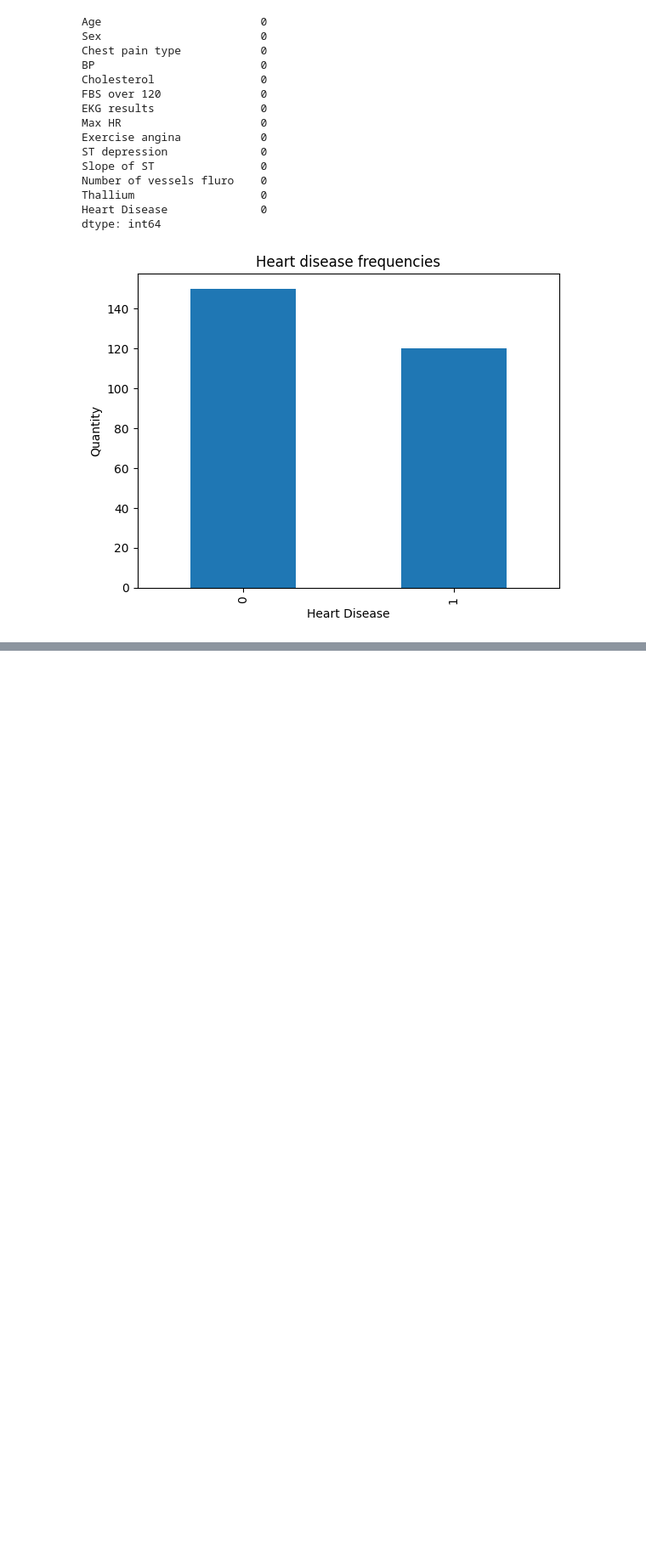
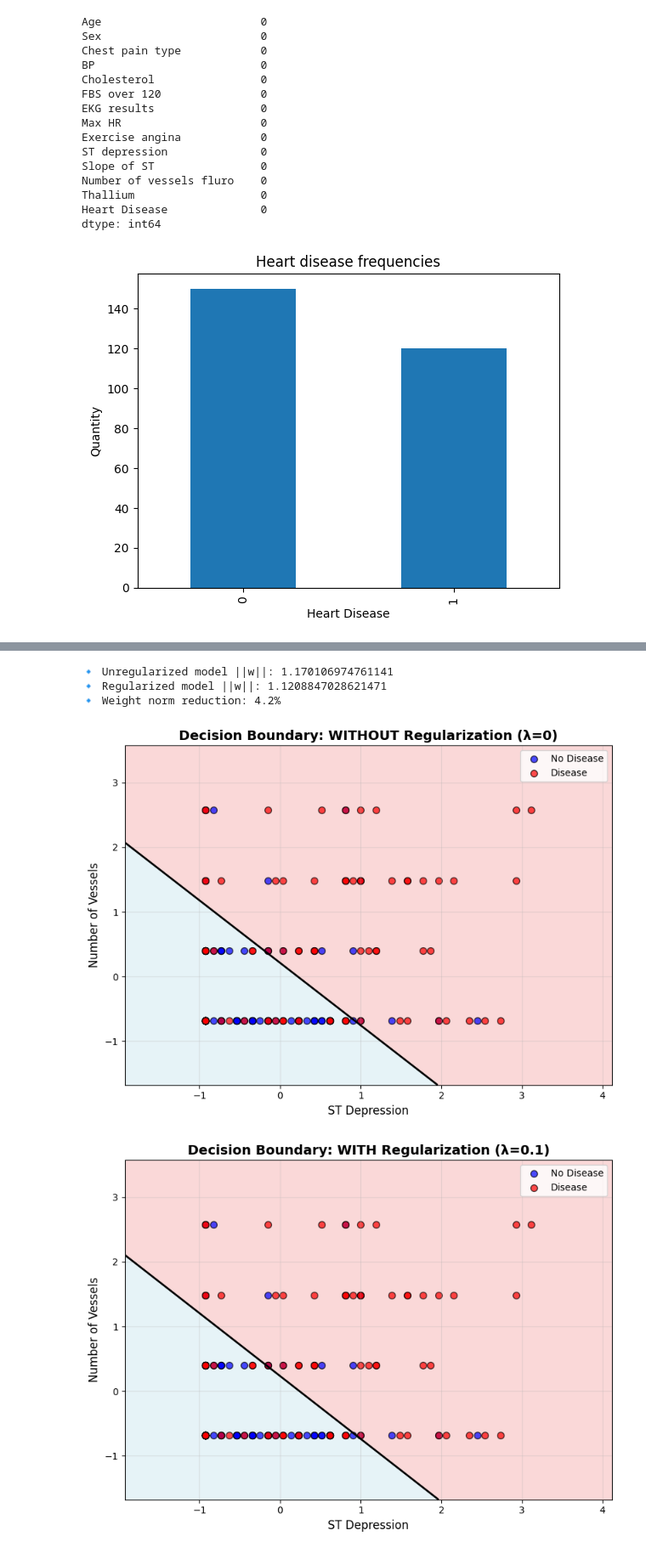
Before and after one commit to dadc1007/Logistic-Regression, a Jupyter notebook: Heart_Disease_Prediction.ipynb, the cells around one changed output, grey strips where cells are left out. Shown at 85% size. Drawn from its saved outputs; the diff is of its cells as text; code cells hidden in the pictures; blank space fills up the shorter version.

```diff
--- a/Heart_Disease_Prediction.ipynb
+++ b/Heart_Disease_Prediction.ipynb
@@ -116,0 +534,36 @@ plt.show()
+# %%
+X_pair = train_df[["ST depression", "Number of vessels fluro"]]
+X_pair = (X_pair - X_pair.mean()) / X_pair.std()
+y_pair = y_train
+
+w_nr, b_nr, costs_nr = gradient_descent(X_pair.values, y_pair)
+w_r, b_r, costs_r = gradient_descent_l2(X_pair.values, y_pair, lambd=0.1)
+
+print("🔹 Unregularized model ||w||:", np.linalg.norm(w_nr))
+print("🔹 Regularized model ||w||:", np.linalg.norm(w_r))
+print(f"🔹 Weight norm reduction: {(1 - np.linalg.norm(w_r)/np.linalg.norm(w_nr))*100:.1f}%")
+
+plot_decision_boundary(X_pair.values, y_pair, w_nr, b_nr,
+                      ("ST Depression", "Number of Vessels"),
+                      title="Decision Boundary: WITHOUT Regularization (λ=0)")
+
+plot_decision_boundary(X_pair.values, y_pair, w_r, b_r,
+                      ("ST Depression", "Number of Vessels"),
+                      title="Decision Boundary: WITH Regularization (λ=0.1)")
+
+plt.figure(figsize=(10, 5))
+plt.plot(costs_nr, label='Without Regularization (λ=0)', linewidth=2)
+plt.plot(costs_r, label='With Regularization (λ=0.1)', linewidth=2)
+plt.xlabel('Iteration', fontsize=12)
+plt.ylabel('Cost', fontsize=12)
+plt.title('Cost Function Convergence: Regularized vs Unregularized', fontsize=14, fontweight='bold')
+plt.legend(fontsize=11)
+plt.grid(True, alpha=0.3)
+plt.tight_layout()
+plt.show()
+# %% [output]
+🔹 Unregularized model ||w||: 1.170106974761141
+🔹 Regularized model ||w||: 1.1208847028621471
+🔹 Weight norm reduction: 4.2%
+[figure, added]
+[figure, added]
```
Also changed, not shown: parts of 35 cells of this notebook, 7 other files.
